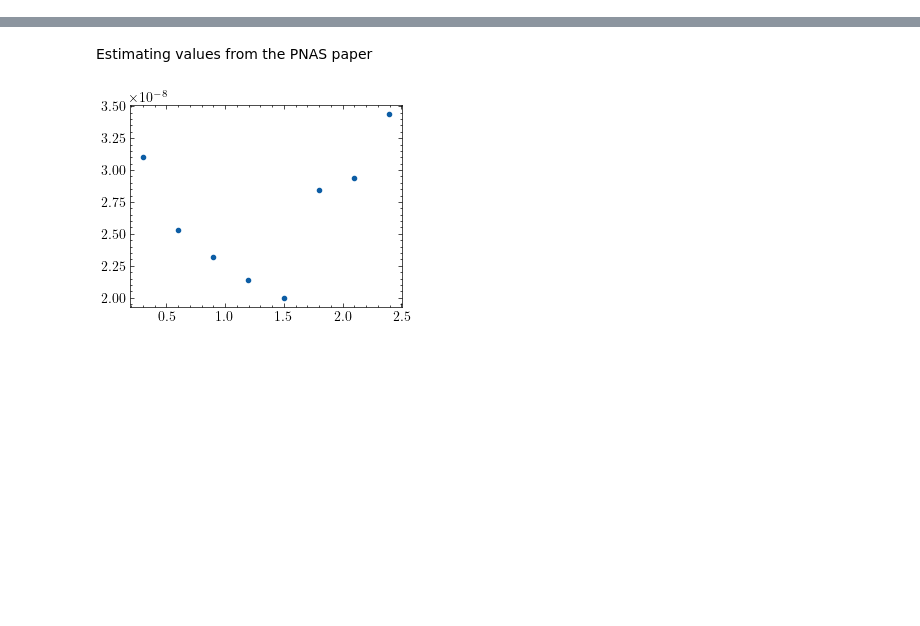
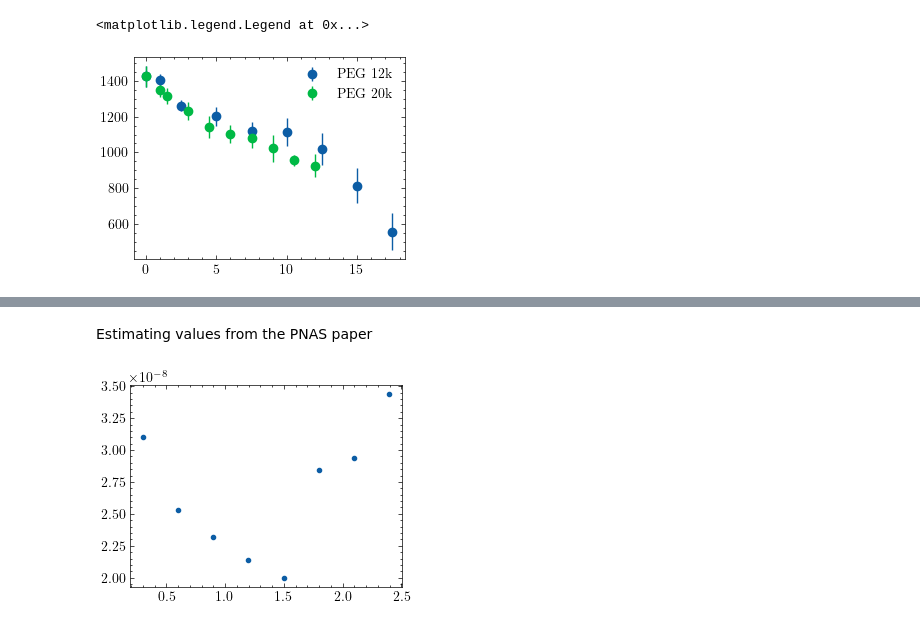
Before and after one commit to antonilis/molecular_crowding, a Jupyter notebook: analysis.ipynb, the cells around one changed output, grey strips where cells are left out. Saved outputs shown, nothing was run; the diff lists cells and outputs as text; code cells hidden in the pictures; blank space fills up the shorter version.

```diff
--- a/analysis.ipynb
+++ b/analysis.ipynb
@@ -13,0 +44,11 @@ plt.style.use('science')
+# %%
+peg_12k = raw_data[raw_data['crowder'] == 'PEG12000']
+peg_20k = raw_data[raw_data['crowder'] == 'PEG20000']
+
+
+plt.errorbar(peg_12k['wt_%'] , peg_12k['D_Na_[um2/s]'], yerr=peg_12k['D_Na_err_[um2/s]'], fmt='o', label='PEG 12k')
+plt.errorbar(peg_20k['wt_%'] , peg_20k['D_Na_[um2/s]'], yerr=peg_20k['D_Na_err_[um2/s]'], fmt='o', label='PEG 20k')
+plt.legend()
+# %% [output]
+<matplotlib.legend.Legend at 0x...>
+[figure, added]
```
Also changed, not shown: parts of 44 cells of this notebook, 17 other files.
